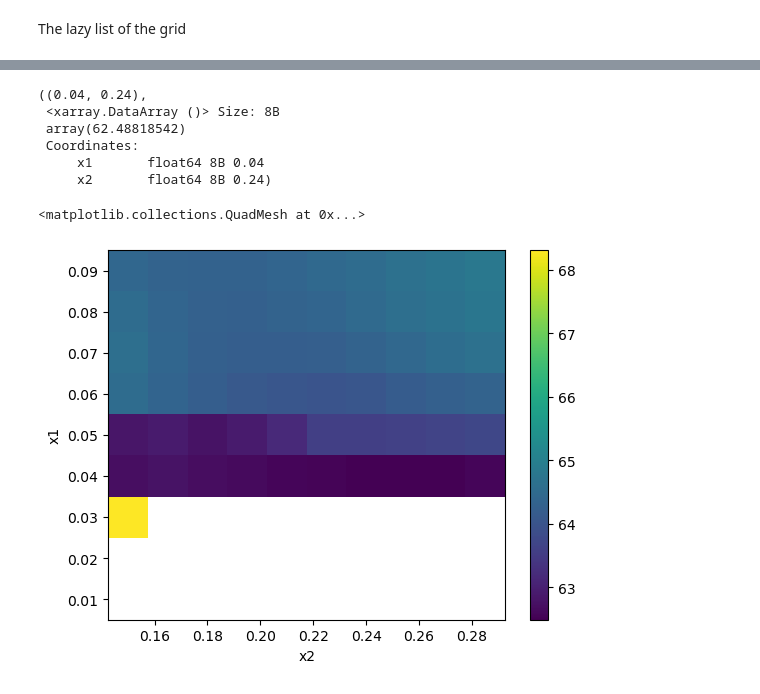
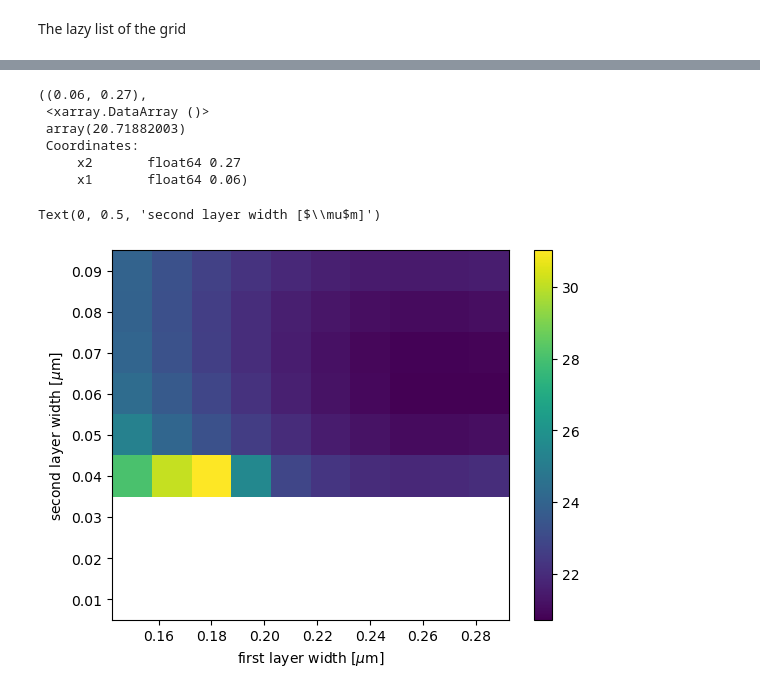
Before and after one commit to achiyaAmrusi/pyPAS, a Jupyter notebook: examples/pbs_diffusion_length_analysis.ipynb, the cells around one changed output, grey strips where cells are left out. Cells and saved outputs as stored; diff of their text form; code cells hidden in the pictures.

```diff
--- a/examples/pbs_diffusion_length_analysis.ipynb
+++ b/examples/pbs_diffusion_length_analysis.ipynb
@@ -422,17 +422,19 @@ chisq.to_netcdf("./results/chisq_data.nc")
 # %%
 # load from file
-chisq = xr.load_dataarray("./results/chisq_data.nc")
+chisq = xr.load_dataarray("./libs/results/chisq_data.nc")
 # %%
-chisq.to_dataframe('chisq').idxmin().item(), likelihood.sel(x1=0.04, x2=0.24, method='nearest')
+chisq.to_dataframe('chisq').idxmin().item(), chisq.sel(x1=0.06, x2=0.27, method='nearest')
 # %% [output]
-((0.04, 0.24),
- <xarray.DataArray ()> Size: 8B
- array(62.48818542)
+((0.06, 0.27),
+ <xarray.DataArray ()>
+ array(20.71882003)
  Coordinates:
-     x1       float64 8B 0.04
-     x2       float64 8B 0.24)
+     x2       float64 0.27
+     x1       float64 0.06)
 # %%
 chisq.plot()
+plt.xlabel(r'first layer width [$\mu$m]')
+plt.ylabel(r'second layer width [$\mu$m]')
 # %% [output]
-<matplotlib.collections.QuadMesh at 0x...>
+Text(0, 0.5, 'second layer width [$\\mu$m]')
-[figure, old version]
+[figure, new version]
```
Also changed, not shown: parts of 8 cells of this notebook, 2 other files.
